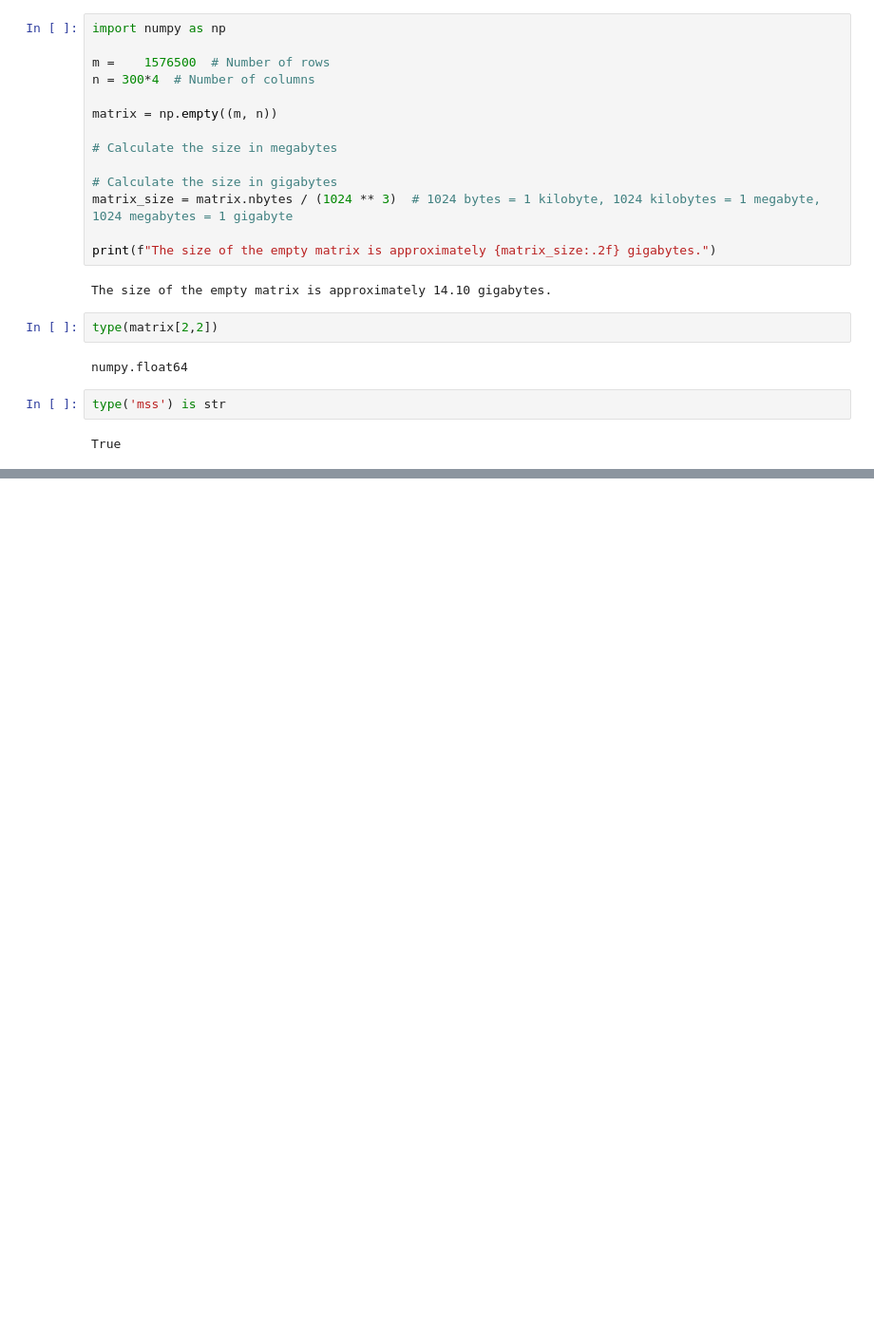
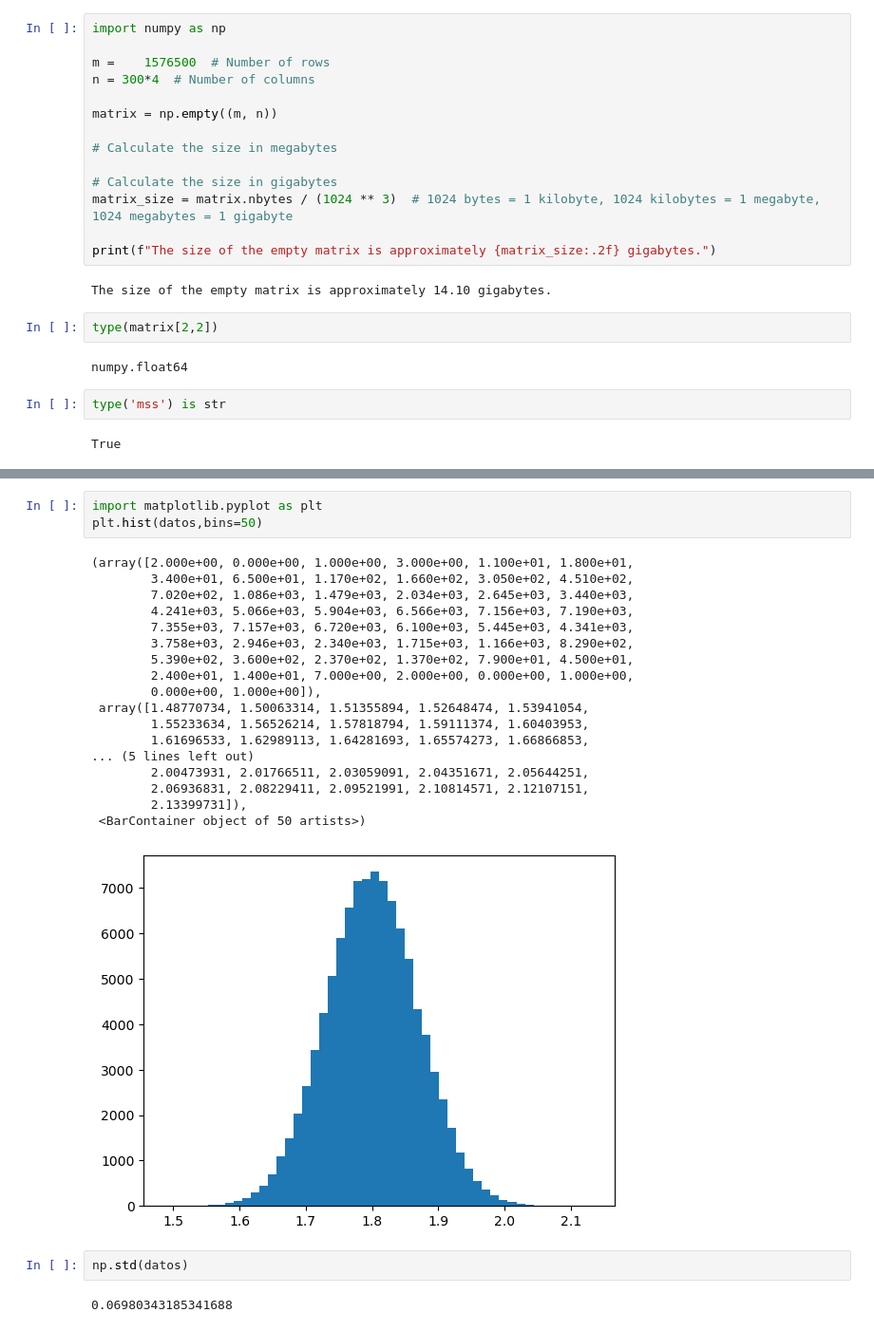
Before and after one commit to incubodac/EEGDECONV, a Jupyter notebook: MNEunfold.ipynb, the cells around one changed output, grey strips where cells are left out. Shown at 95% size. Saved outputs shown, nothing was run; the diff lists cells and outputs as text; blank space fills up the shorter version.

```diff
--- a/MNEunfold.ipynb
+++ b/MNEunfold.ipynb
@@ -531,0 +540,26 @@ True
+# %%
+import matplotlib.pyplot as plt
+plt.hist(datos,bins=50)
+# %% [output]
+(array([2.000e+00, 0.000e+00, 1.000e+00, 3.000e+00, 1.100e+01, 1.800e+01,
+        3.400e+01, 6.500e+01, 1.170e+02, 1.660e+02, 3.050e+02, 4.510e+02,
+        7.020e+02, 1.086e+03, 1.479e+03, 2.034e+03, 2.645e+03, 3.440e+03,
+        4.241e+03, 5.066e+03, 5.904e+03, 6.566e+03, 7.156e+03, 7.190e+03,
+        7.355e+03, 7.157e+03, 6.720e+03, 6.100e+03, 5.445e+03, 4.341e+03,
+        3.758e+03, 2.946e+03, 2.340e+03, 1.715e+03, 1.166e+03, 8.290e+02,
+        5.390e+02, 3.600e+02, 2.370e+02, 1.370e+02, 7.900e+01, 4.500e+01,
+        2.400e+01, 1.400e+01, 7.000e+00, 2.000e+00, 0.000e+00, 1.000e+00,
+        0.000e+00, 1.000e+00]),
+ array([1.48770734, 1.50063314, 1.51355894, 1.52648474, 1.53941054,
+        1.55233634, 1.56526214, 1.57818794, 1.59111374, 1.60403953,
+        1.61696533, 1.62989113, 1.64281693, 1.65574273, 1.66866853,
+... (5 lines left out)
+        2.00473931, 2.01766511, 2.03059091, 2.04351671, 2.05644251,
+        2.06936831, 2.08229411, 2.09521991, 2.10814571, 2.12107151,
+        2.13399731]),
+ <BarContainer object of 50 artists>)
+[figure, added]
+# %%
+np.std(datos)
+# %% [output]
+0.06980343185341688
```
Also changed, not shown: parts of 3 cells of this notebook, 5 other files.
